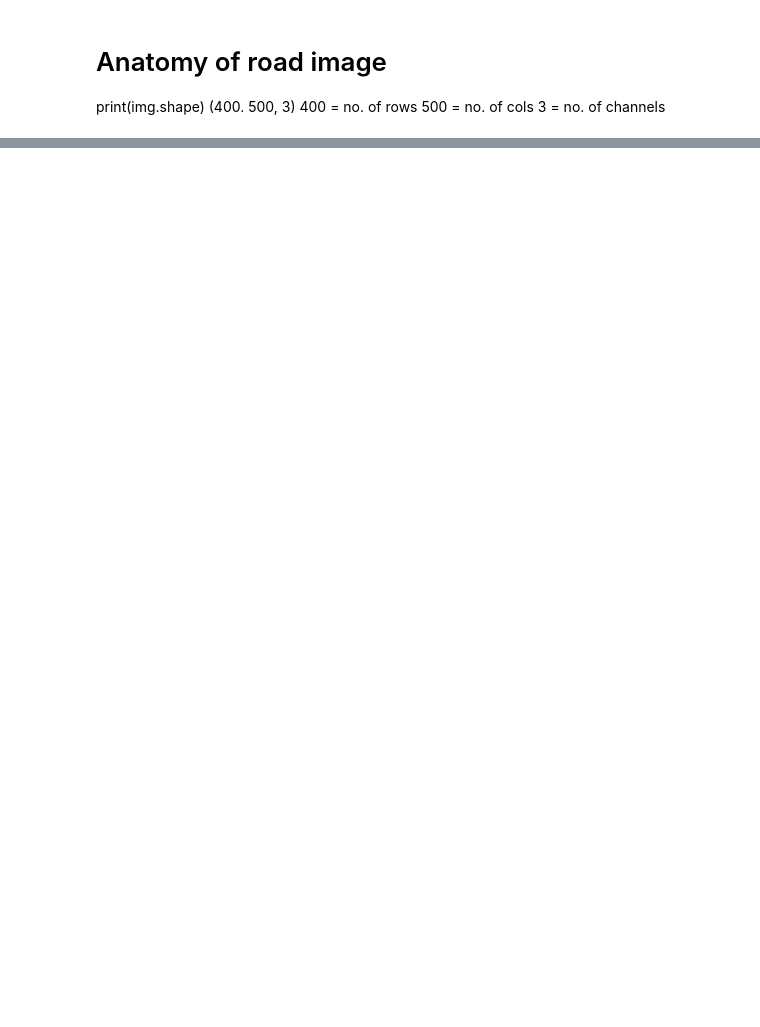
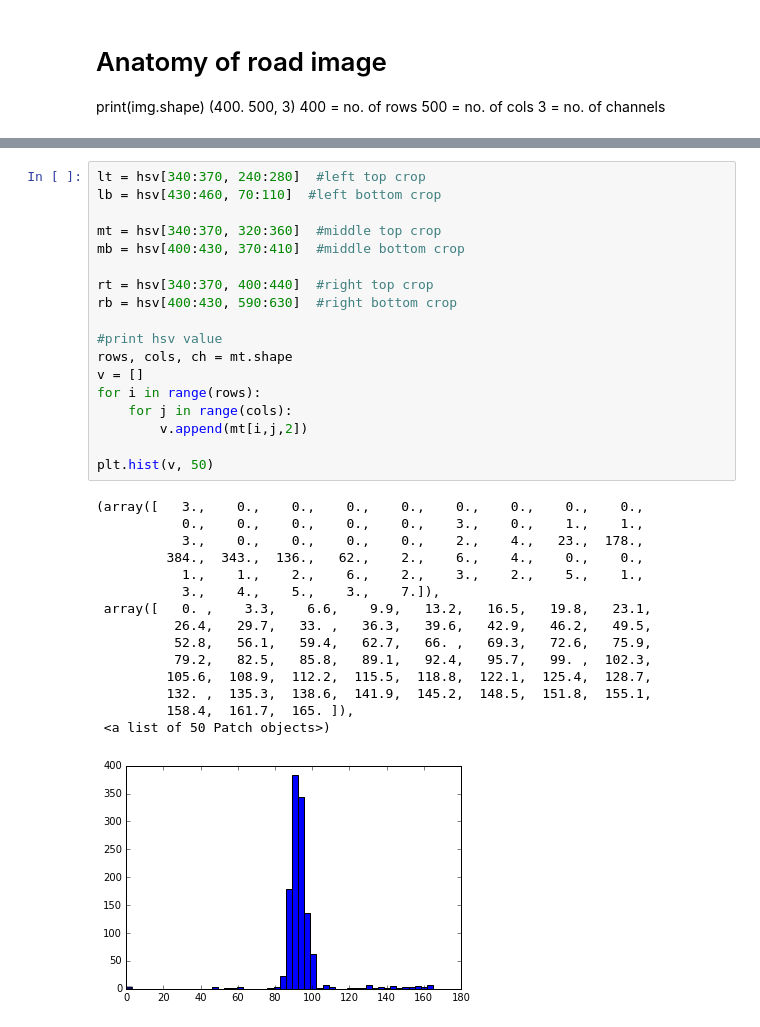
Before and after one commit to eelectron/LaneDetection, a Jupyter notebook: AnatomyRoadimage.ipynb, the cells around one changed output, grey strips where cells are left out. Drawn from its saved outputs; the diff is of its cells as text; blank space fills up the shorter version.

```diff
--- a/AnatomyRoadimage.ipynb
+++ b/AnatomyRoadimage.ipynb
@@ -40,0 +102,34 @@ plt.subplot(236), plt.imshow(rb)
+# %%
+lt = hsv[340:370, 240:280]  #left top crop
+lb = hsv[430:460, 70:110]  #left bottom crop
+
+mt = hsv[340:370, 320:360]  #middle top crop
+mb = hsv[400:430, 370:410]  #middle bottom crop
+
+rt = hsv[340:370, 400:440]  #right top crop
+rb = hsv[400:430, 590:630]  #right bottom crop
+
+#print hsv value
+rows, cols, ch = mt.shape
+v = []
+for i in range(rows):
+    for j in range(cols):
+        v.append(mt[i,j,2])
+
+plt.hist(v, 50)
+# %% [output]
+(array([   3.,    0.,    0.,    0.,    0.,    0.,    0.,    0.,    0.,
+           0.,    0.,    0.,    0.,    0.,    3.,    0.,    1.,    1.,
+           3.,    0.,    0.,    0.,    0.,    2.,    4.,   23.,  178.,
+         384.,  343.,  136.,   62.,    2.,    6.,    4.,    0.,    0.,
+           1.,    1.,    2.,    6.,    2.,    3.,    2.,    5.,    1.,
+           3.,    4.,    5.,    3.,    7.]),
+ array([   0. ,    3.3,    6.6,    9.9,   13.2,   16.5,   19.8,   23.1,
+          26.4,   29.7,   33. ,   36.3,   39.6,   42.9,   46.2,   49.5,
+          52.8,   56.1,   59.4,   62.7,   66. ,   69.3,   72.6,   75.9,
+          79.2,   82.5,   85.8,   89.1,   92.4,   95.7,   99. ,  102.3,
+         105.6,  108.9,  112.2,  115.5,  118.8,  122.1,  125.4,  128.7,
+         132. ,  135.3,  138.6,  141.9,  145.2,  148.5,  151.8,  155.1,
+         158.4,  161.7,  165. ]),
+ <a list of 50 Patch objects>)
+[figure, added]
```
Also changed, not shown: parts of 7 cells of this notebook, 1 other file.
